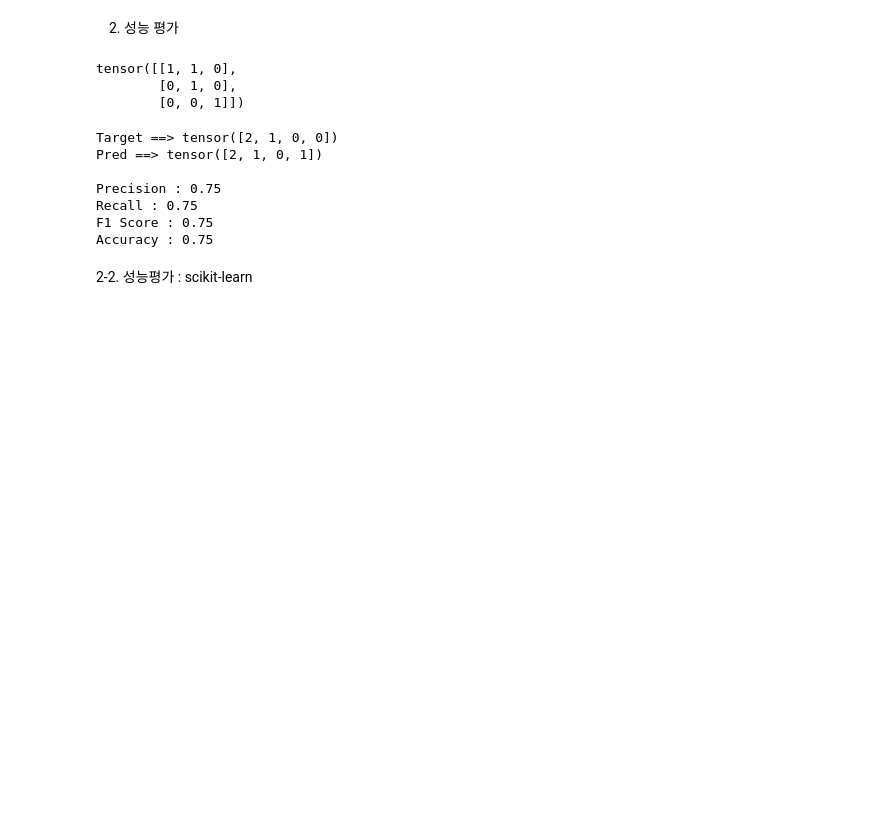
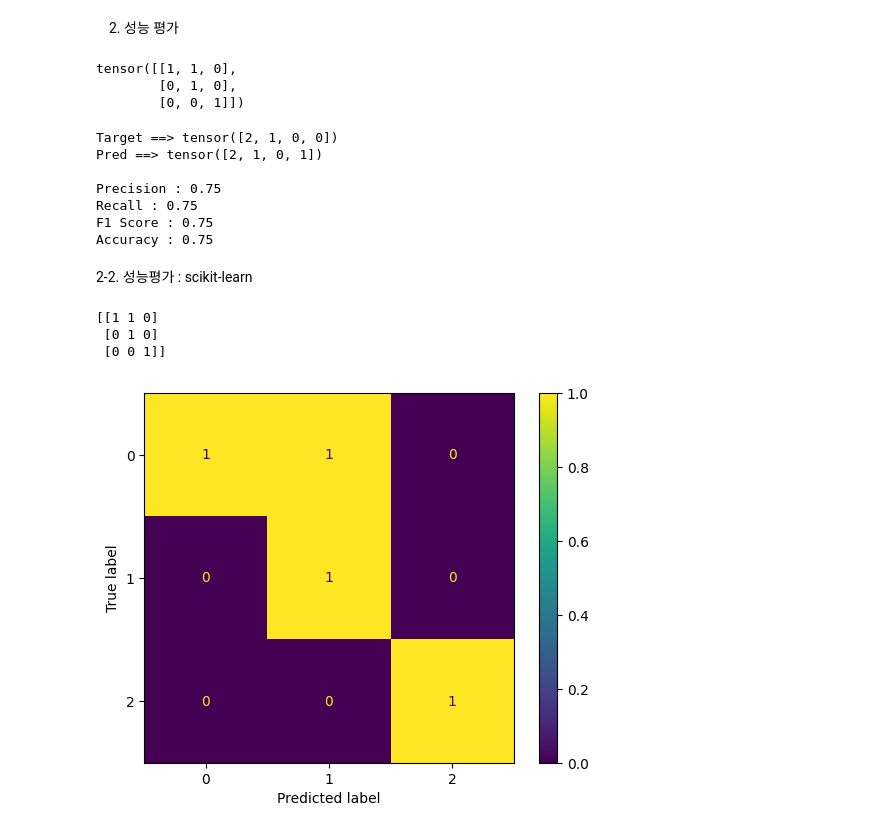
Before and after one commit to zeeenoo11/KDT5_Notes, a Jupyter notebook: EXAM_DL/DAY6_Mon/F01_model_metrics.ipynb, the cells around one changed output. Saved outputs shown, nothing was run; the diff lists cells and outputs as text; code cells hidden in the pictures; blank space fills up the shorter version.

```diff
--- a/EXAM_DL/DAY6_Mon/F01_model_metrics.ipynb
+++ b/EXAM_DL/DAY6_Mon/F01_model_metrics.ipynb
@@ -50,13 +51,24 @@ Accuracy : 0.75
 # %%
 # Confusion Metrix
 
 # Tensor ==> Numpy
 # 1)
 np.array(target)
 # 2)
 target.numpy()
 
 preds = preds.numpy()
 target = target.numpy()
 
-#
+# (정답, 예측)
+con = skm.confusion_matrix(target, preds)
+print(con)
+
+corrDisplay = skm.ConfusionMatrixDisplay(confusion_matrix=con, display_labels=np.unique(target))
+corrDisplay.plot()
+plt.show()
+# %% [output]
+[[1 1 0]
+ [0 1 0]
+ [0 0 1]]
+[figure, added]
```
Also changed, not shown: parts of 3 cells of this notebook, 3 other files.
